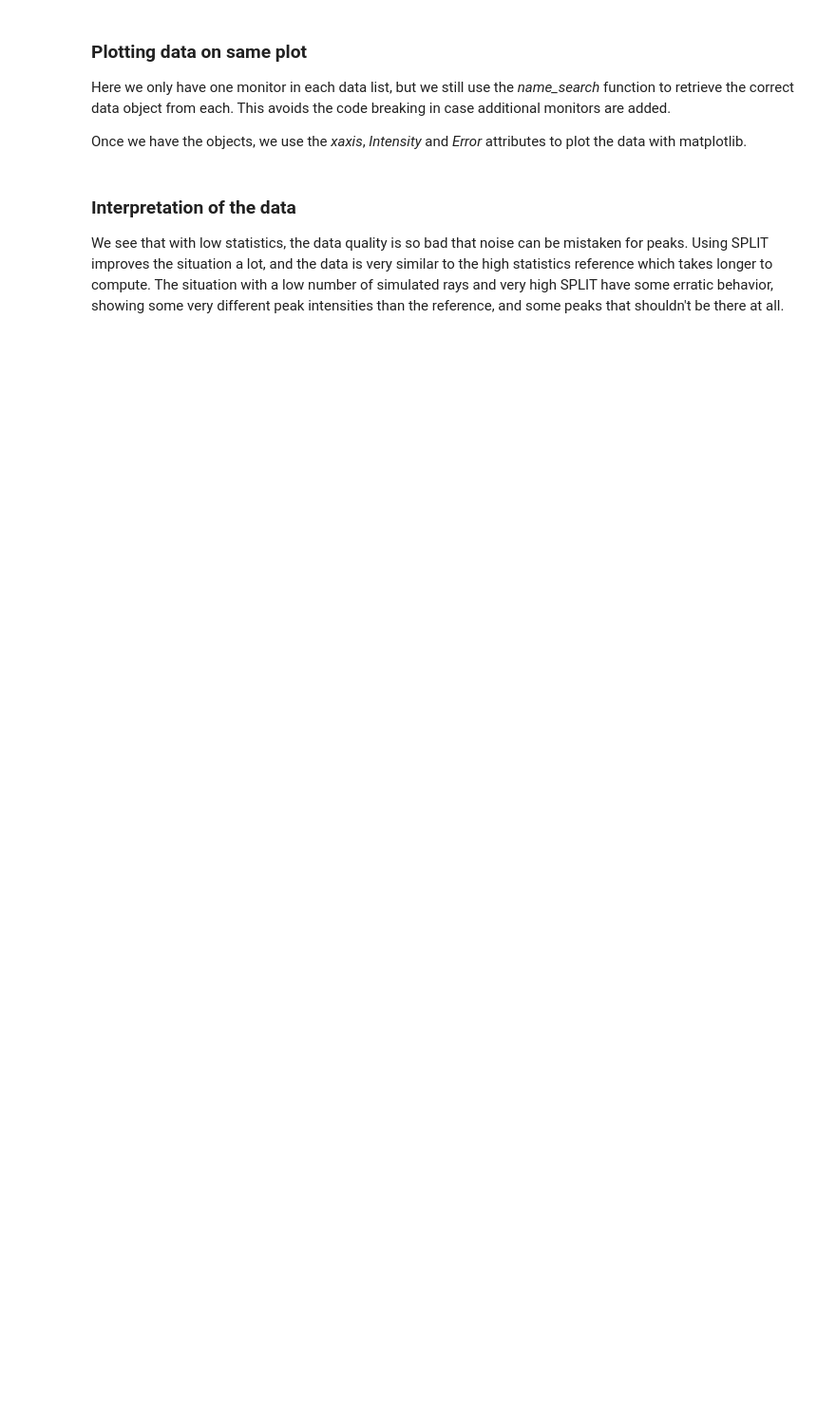
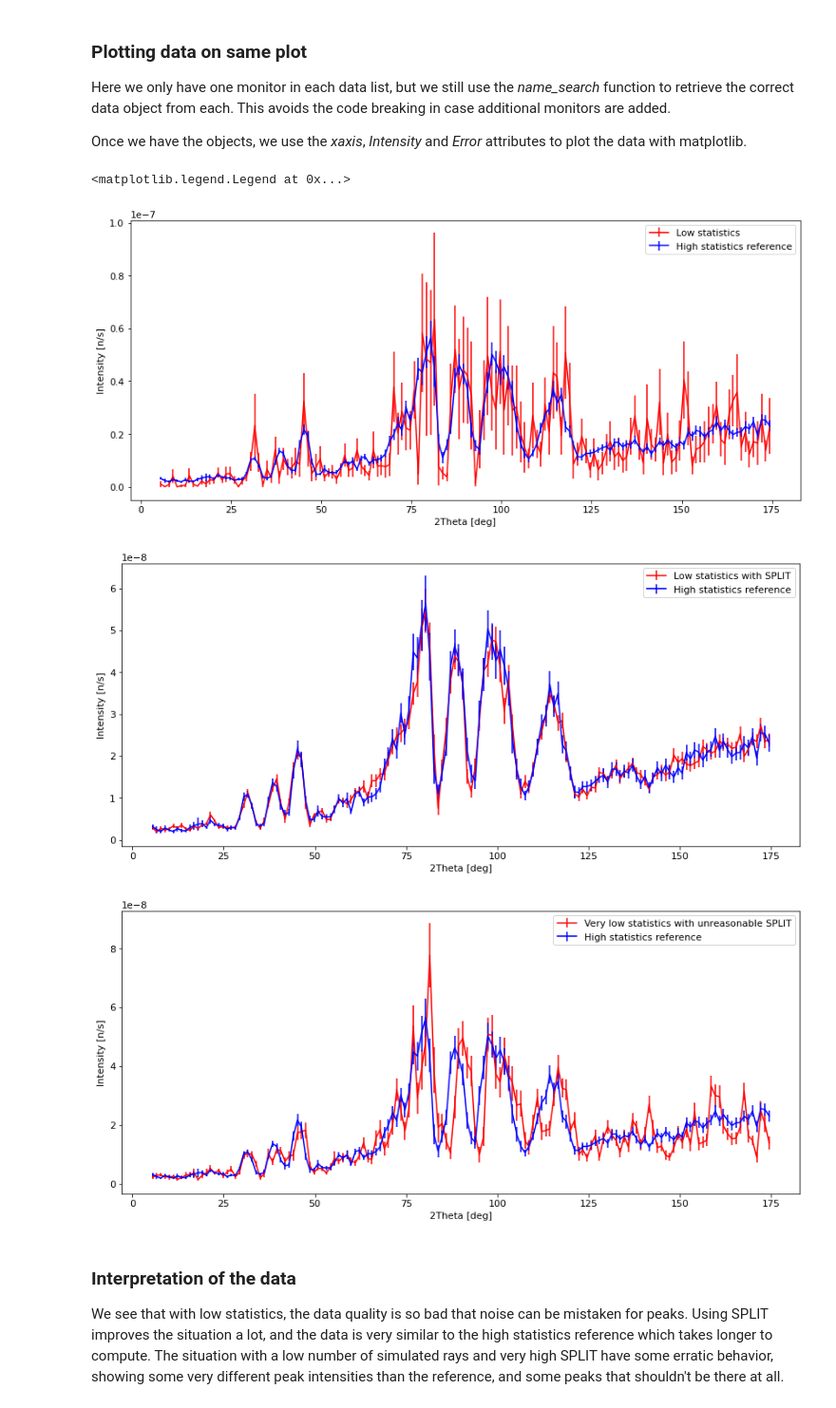
Before and after one commit to PaNOSC-ViNYL/McStasScript, a Jupyter notebook: docs/source/tutorial/McStasScript_tutorial_2_SPLIT.ipynb, the cells around one changed output. Shown: that part at 95% size. Drawn from its saved outputs; the diff is of its cells as text; code cells hidden in the pictures; blank space fills up the shorter version.

```diff
--- a/docs/source/tutorial/McStasScript_tutorial_2_SPLIT.ipynb
+++ b/docs/source/tutorial/McStasScript_tutorial_2_SPLIT.ipynb
@@ -113,30 +196,37 @@ Once we have the objects, we use the *xaxis*, *Intensity* and *Error* attributes
 # %%
 import matplotlib.pyplot as plt
 banana_low = functions.name_search("banana", data_low)
 banana_reasonable = functions.name_search("banana", data_reasonable)
 banana_unreasonable = functions.name_search("banana", data_unreasonable)
 banana_ref = functions.name_search("banana", data_ref)
 
 plt.figure(figsize=(14,6))
 plt.errorbar(banana_low.xaxis, banana_low.Intensity, yerr=banana_low.Error, fmt="r")
 plt.errorbar(banana_ref.xaxis, banana_ref.Intensity, yerr=banana_ref.Error, fmt="b")
 plt.xlabel("2Theta [deg]")
 plt.ylabel("Intensity [n/s]")
 plt.legend(["Low statistics", "High statistics reference"])
 
 plt.figure(figsize=(14,6))
-plt.errorbar(banana_reasonable.xaxis, banana_reasonable.Intensity, yerr=banana_reasonable.Error, fmt="r")
+plt.errorbar(banana_reasonable.xaxis, banana_reasonable.Intensity,
+             yerr=banana_reasonable.Error, fmt="r")
 plt.errorbar(banana_ref.xaxis, banana_ref.Intensity, yerr=banana_ref.Error, fmt="b")
 plt.xlabel("2Theta [deg]")
 plt.ylabel("Intensity [n/s]")
 plt.legend(["Low statistics with SPLIT", "High statistics reference"])
 
 plt.figure(figsize=(14,6))
-plt.errorbar(banana_unreasonable.xaxis, banana_unreasonable.Intensity, yerr=banana_unreasonable.Error, fmt="r")
+plt.errorbar(banana_unreasonable.xaxis, banana_unreasonable.Intensity,
+             yerr=banana_unreasonable.Error, fmt="r")
 plt.errorbar(banana_ref.xaxis, banana_ref.Intensity, yerr=banana_ref.Error, fmt="b")
 plt.xlabel("2Theta [deg]")
 plt.ylabel("Intensity [n/s]")
-plt.legend(["Very low statistics with unreasonable SPLIT", "High statistics reference"])
+l = plt.legend(["Very low statistics with unreasonable SPLIT", "High statistics reference"])
+# %% [output]
+<matplotlib.legend.Legend at 0x...>
+[figure, added]
+[figure, added]
+[figure, added]
 # %% [markdown]
 ### Interpretation of the data
 We see that with low statistics, the data quality is so bad that noise can be mistaken for peaks. Using SPLIT improves the situation a lot, and the data is very similar to the high statistics reference which takes longer to compute. The situation with a low number of simulated rays and very high SPLIT have some erratic behavior, showing some very different peak intensities than the reference, and some peaks that shouldn't be there at all.
```
Also changed, not shown: parts of 10 cells of this notebook, 30 other files.
